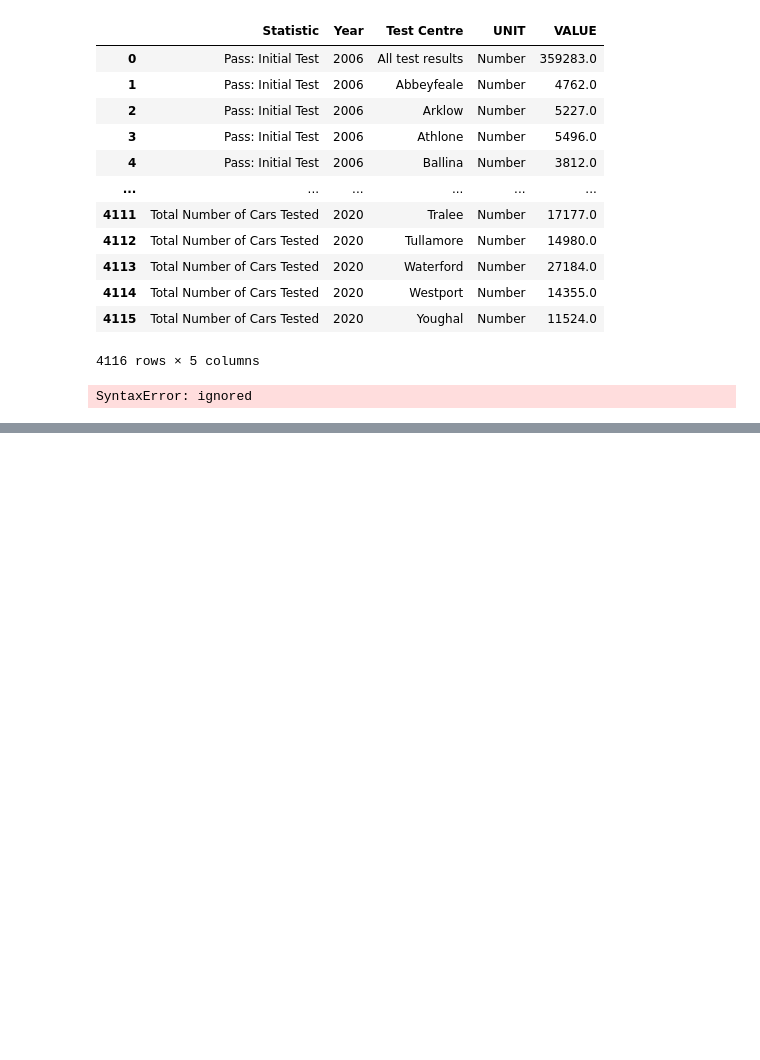
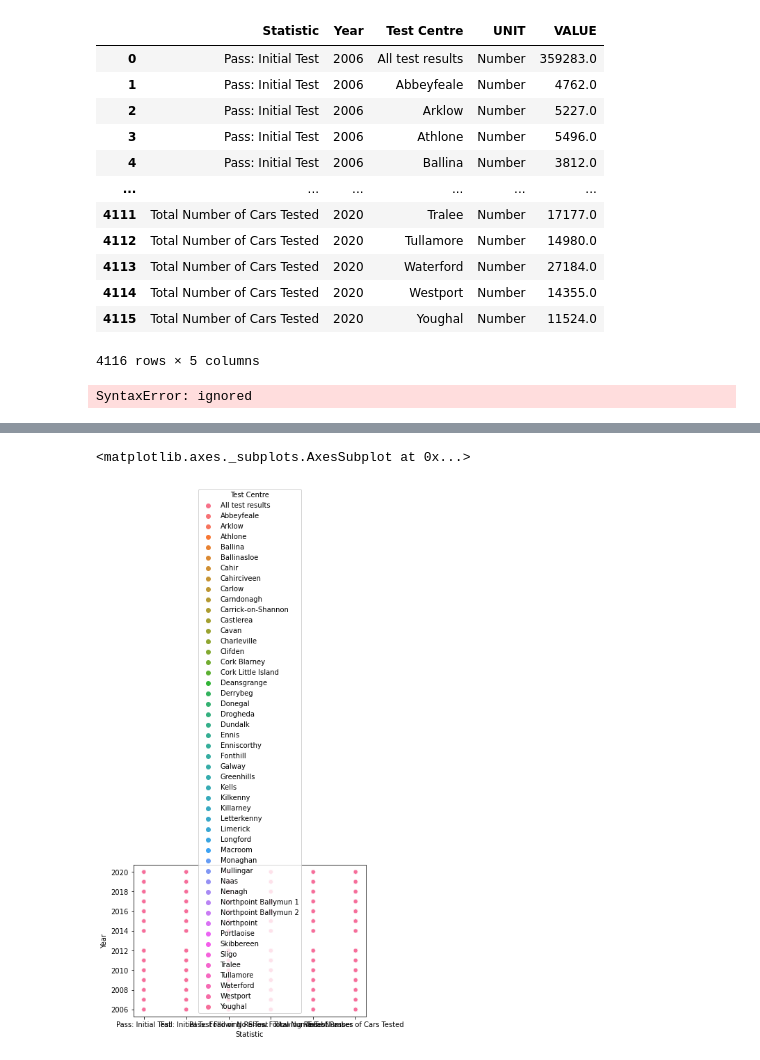
Before and after one commit to hartyl1/UCDPA_harty, a Jupyter notebook: Copy_of_Copy_of_Untitled12.ipynb, the cells around one changed output, grey strips where cells are left out. Saved outputs shown, nothing was run; the diff lists cells and outputs as text; code cells hidden in the pictures; blank space fills up the shorter version.

```diff
--- a/Copy_of_Copy_of_Untitled12.ipynb
+++ b/Copy_of_Copy_of_Untitled12.ipynb
@@ -343,0 +376,5 @@ SyntaxError: ignored
+# %%
+sns.scatterplot(data=nct, x='Statistic', y='Year', hue = 'Test Centre')
+# %% [output]
+<matplotlib.axes._subplots.AxesSubplot at 0x...>
+[figure, added]
```
Also changed, not shown: parts of 9 cells of this notebook.
